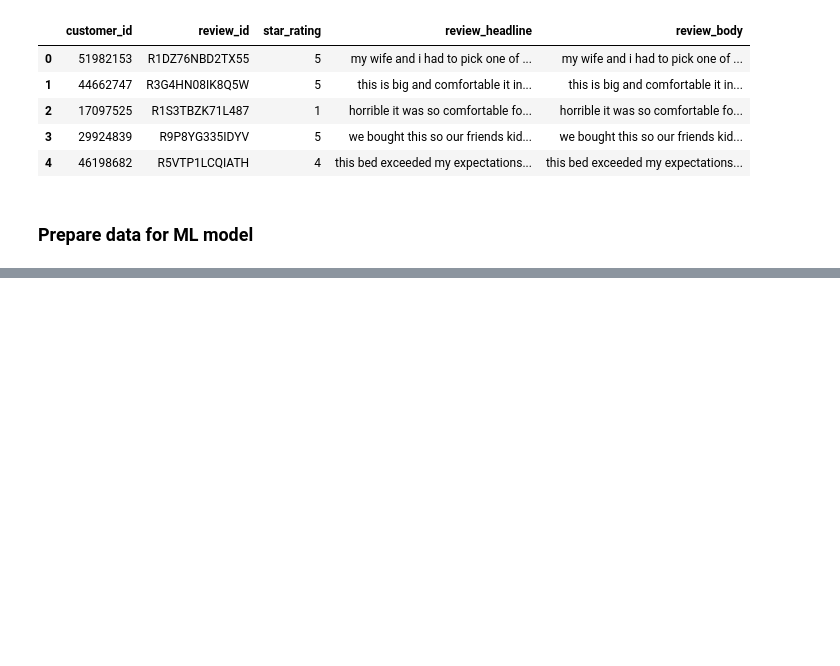
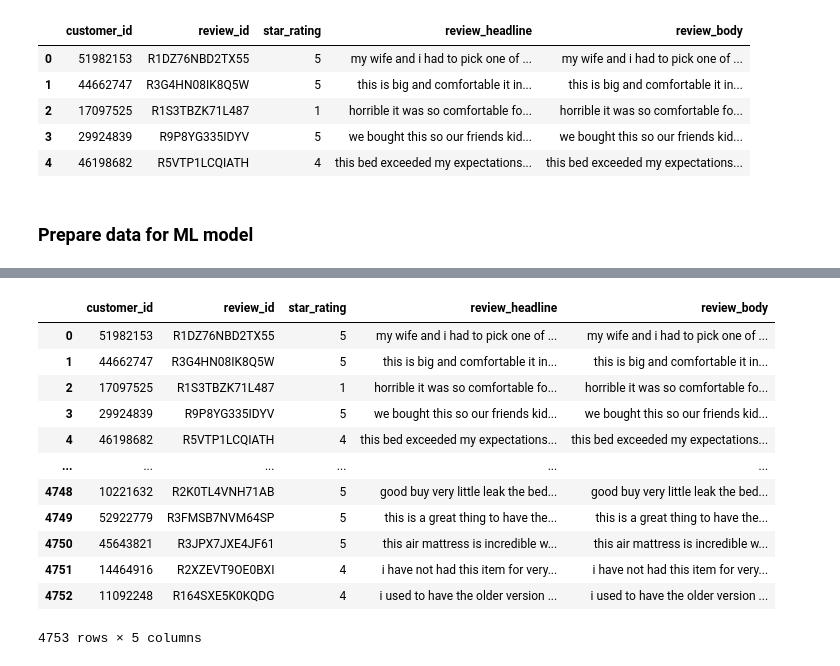
Before and after one commit to jbenasuli/consumer_behavior, a Jupyter notebook: ML_Topic_Analysis.ipynb, the cells around one changed output, grey strips where cells are left out. Saved outputs shown, nothing was run; the diff lists cells and outputs as text; code cells hidden in the pictures; blank space fills up the shorter version.

```diff
--- a/ML_Topic_Analysis.ipynb
+++ b/ML_Topic_Analysis.ipynb
@@ -74,0 +79,18 @@ def freq_words(x, terms = 30):
+# %%
+# 5 Remove unwanted characters, numbers and symbols
+df['review_body'] = df['review_body'].str.replace("[^a-zA-Z#]", " ")
+df
+# %% [output]
+|  | customer_id | review_id | star_rating | review_headline | review_body |
+| 0 | 51982153 | R1DZ76NBD2TX55 | 5 | my wife and i had to pick one of ... | my wife and i had to pick one of ... |
+| 1 | 44662747 | R3G4HN08IK8Q5W | 5 | this is big and comfortable it in... | this is big and comfortable it in... |
+| 2 | 17097525 | R1S3TBZK71L487 | 1 | horrible it was so comfortable fo... | horrible it was so comfortable fo... |
+| 3 | 29924839 | R9P8YG335IDYV | 5 | we bought this so our friends kid... | we bought this so our friends kid... |
+| 4 | 46198682 | R5VTP1LCQIATH | 4 | this bed exceeded my expectations... | this bed exceeded my expectations... |
+| ... | ... | ... | ... | ... | ... |
+| 4748 | 10221632 | R2K0TL4VNH71AB | 5 | good buy very little leak the bed... | good buy very little leak the bed... |
+| 4749 | 52922779 | R3FMSB7NVM64SP | 5 | this is a great thing to have the... | this is a great thing to have the... |
+| 4750 | 45643821 | R3JPX7JXE4JF61 | 5 | this air mattress is incredible w... | this air mattress is incredible w... |
+| 4751 | 14464916 | R2XZEVT9OE0BXI | 4 | i have not had this item for very... | i have not had this item for very... |
+| 4752 | 11092248 | R164SXE5K0KQDG | 4 | i used to have the older version ... | i used to have the older version ... |
+4753 rows × 5 columns
```
Also changed, not shown: parts of 9 cells of this notebook.
